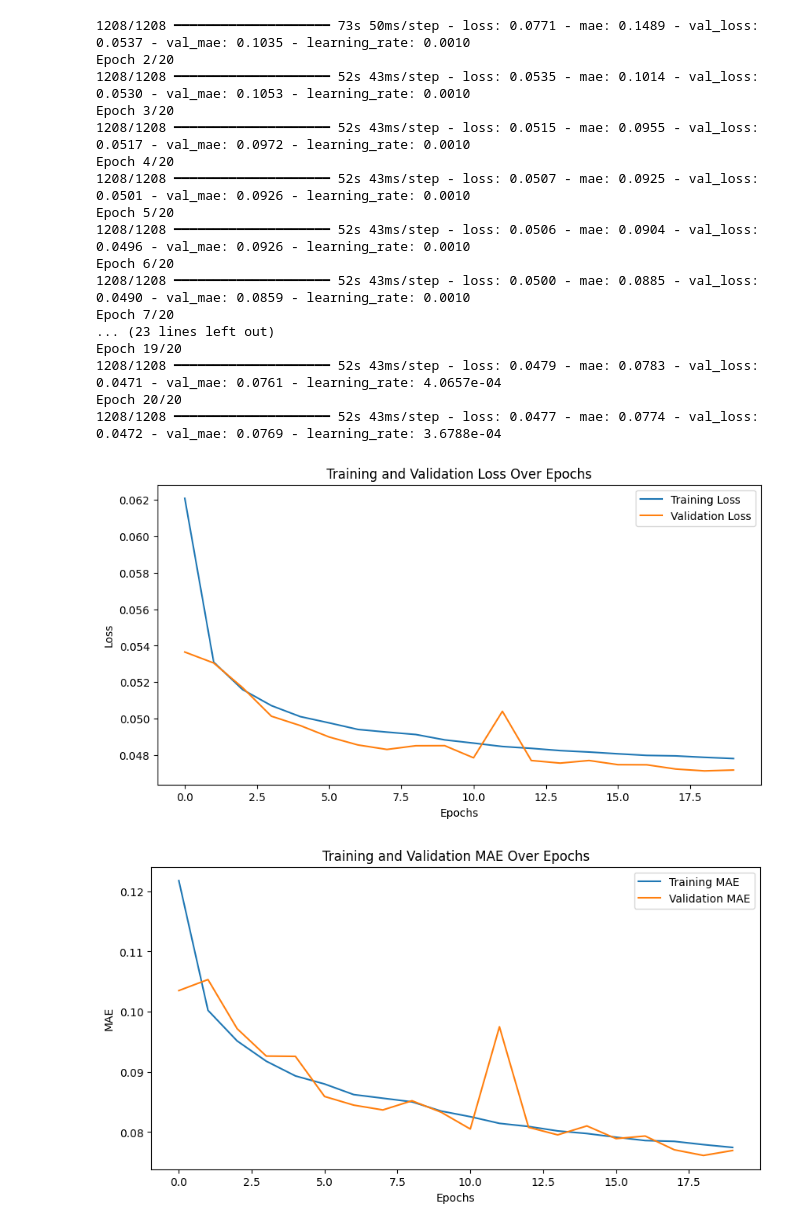
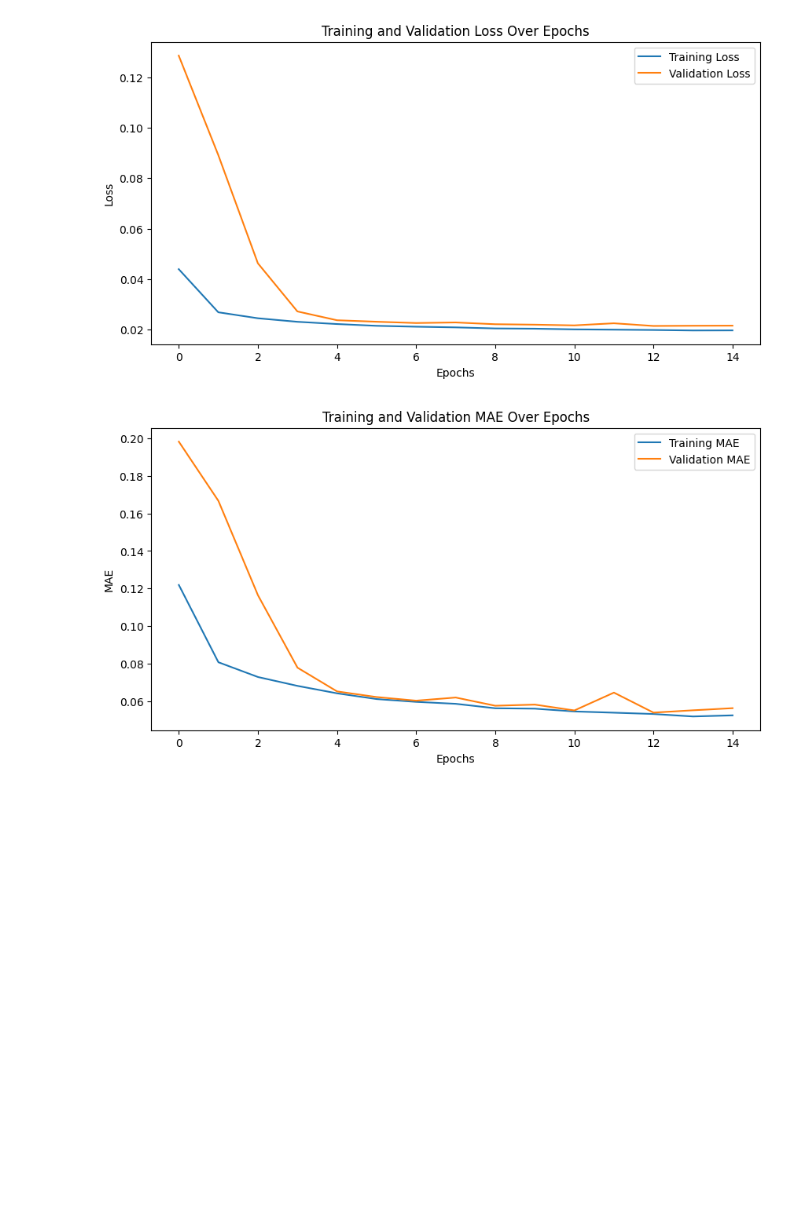
Before and after one commit to Soham-Gaonkar/NeuralNet_SobelFilter, a Jupyter notebook: optimisednnsobel.ipynb, the cells around one changed output. Cells and saved outputs as stored; diff of their text form; code cells hidden in the pictures; blank space fills up the shorter version.

```diff
--- a/optimisednnsobel.ipynb
+++ b/optimisednnsobel.ipynb
@@ -11,7 +11,7 @@ import matplotlib.pyplot as plt
 # %%
 # Define paths and parameters
 dataset_path = '/kaggle/input/natural-images/natural_images/'
-target_size = (128, 128)
+target_size = (256,256)
 
 # Function to apply Sobel filter
 def apply_sobel_filter(image):
@@ -19,20 +19,28 @@ def apply_sobel_filter(image):
     sobel_y = cv2.Sobel(image, cv2.CV_64F, 0, 1, ksize=3)
     return cv2.magnitude(sobel_x, sobel_y)
 
+count =0
 # Function to load and process images
 def load_and_process_images(dataset_path, target_size):
+    global count
     original_images = []
     sobel_images = []
     for category in os.listdir(dataset_path):
         category_path = os.path.join(dataset_path, category)
         for image_name in os.listdir(category_path):
-            image_path = os.path.join(category_path, image_name)
-            image = cv2.imread(image_path, cv2.IMREAD_GRAYSCALE)
-            if image is not None:
-                resized_image = cv2.resize(image, target_size)
-                original_images.append(resized_image)
-                sobel_images.append(apply_sobel_filter(resized_image))
+            count+=1
+            if count<=4000:
+                image_path = os.path.join(category_path, image_name)
+                image = cv2.imread(image_path, cv2.IMREAD_GRAYSCALE)
+                if image is not None:
+                    resized_image = cv2.resize(image, target_size)
+                    original_images.append(resized_image)
+                    sobel_images.append(apply_sobel_filter(resized_image))
+            else:
+                return np.array(original_images), np.array(sobel_images)
+
     return np.array(original_images), np.array(sobel_images)
+
 
 # Load images
 original_images, sobel_images = load_and_process_images(dataset_path, target_size)
@@ -146,9 +180,10 @@ Model: "sequential"
 # %%
 import matplotlib.pyplot as plt
+import tensorflow as tf
 
 # Define learning rate scheduler and early stopping
 def scheduler(epoch, lr):
-    if epoch < 10:
+    if epoch < 5:
         return lr
     else:
         return lr * tf.math.exp(-0.1).numpy()
@@ -159,7 +194,7 @@ early_stopping = tf.keras.callbacks.EarlyStopping(monitor='val_loss', patience=5
 # Train the model
 history = model.fit(
     X_train, y_train,
-    epochs=20,
+    epochs=15,
     validation_data=(X_val, y_val),
     batch_size=16,
     callbacks=[lr_callback, early_stopping]
@@ -195,22 +246,5 @@ I0000 00:00:1725137661.848254     174 device_compiler.h:188] Compiled cluster us
-1208/1208 ━━━━━━━━━━━━━━━━━━━━ 73s 50ms/step - loss: 0.0771 - mae: 0.1489 - val_loss: 0.0537 - val_mae: 0.1035 - learning_rate: 0.0010
-Epoch 2/20
-1208/1208 ━━━━━━━━━━━━━━━━━━━━ 52s 43ms/step - loss: 0.0535 - mae: 0.1014 - val_loss: 0.0530 - val_mae: 0.1053 - learning_rate: 0.0010
-Epoch 3/20
-1208/1208 ━━━━━━━━━━━━━━━━━━━━ 52s 43ms/step - loss: 0.0515 - mae: 0.0955 - val_loss: 0.0517 - val_mae: 0.0972 - learning_rate: 0.0010
-Epoch 4/20
-1208/1208 ━━━━━━━━━━━━━━━━━━━━ 52s 43ms/step - loss: 0.0507 - mae: 0.0925 - val_loss: 0.0501 - val_mae: 0.0926 - learning_rate: 0.0010
-Epoch 5/20
-1208/1208 ━━━━━━━━━━━━━━━━━━━━ 52s 43ms/step - loss: 0.0506 - mae: 0.0904 - val_loss: 0.0496 - val_mae: 0.0926 - learning_rate: 0.0010
-Epoch 6/20
-1208/1208 ━━━━━━━━━━━━━━━━━━━━ 52s 43ms/step - loss: 0.0500 - mae: 0.0885 - val_loss: 0.0490 - val_mae: 0.0859 - learning_rate: 0.0010
-Epoch 7/20
-... (23 lines left out)
-Epoch 19/20
-1208/1208 ━━━━━━━━━━━━━━━━━━━━ 52s 43ms/step - loss: 0.0479 - mae: 0.0783 - val_loss: 0.0471 - val_mae: 0.0761 - learning_rate: 4.0657e-04
-Epoch 20/20
-1208/1208 ━━━━━━━━━━━━━━━━━━━━ 52s 43ms/step - loss: 0.0477 - mae: 0.0774 - val_loss: 0.0472 - val_mae: 0.0769 - learning_rate: 3.6788e-04
-[figure, old version]
+[figure, new version]
-[figure, old version]
+[figure, new version]
 # %%
 # Evaluate the model on the test set
 test_loss, test_mae = model.evaluate(X_test, y_test)
```
Also changed, not shown: parts of 12 cells of this notebook.
